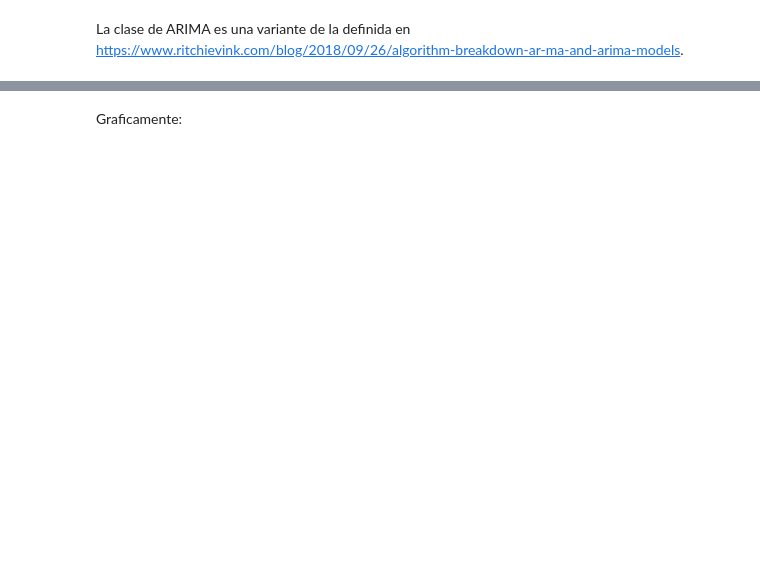
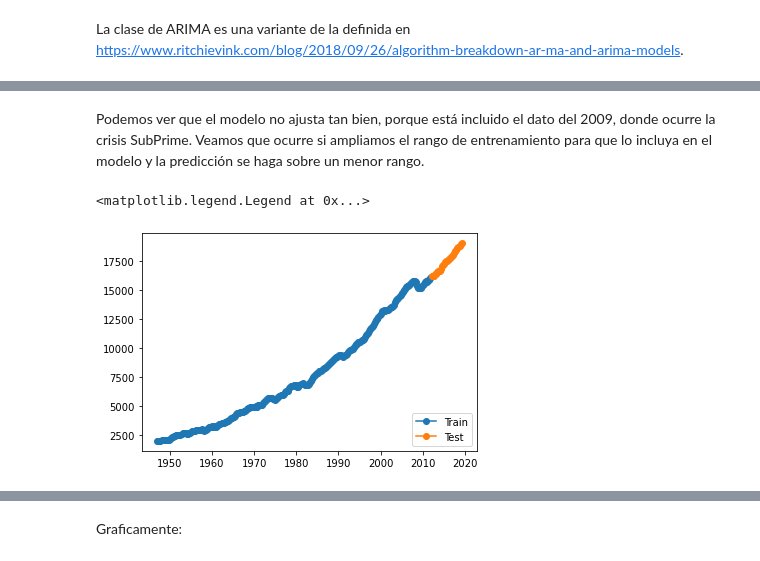
Before and after one commit to melanieoyarzun/taller_seriestiempo_IDS, a Jupyter notebook: Notebook-taller-bloque2.ipynb, the cells around one changed output, grey strips where cells are left out. Drawn from its saved outputs; the diff is of its cells as text; code cells hidden in the pictures; blank space fills up the shorter version.

```diff
--- a/Notebook-taller-bloque2.ipynb
+++ b/Notebook-taller-bloque2.ipynb
@@ -1080,0 +1168,21 @@ def get_stationarity(timeseries):
+# %% [markdown]
+Podemos ver que el modelo no ajusta tan bien, porque está incluido el dato del 2009, donde ocurre la crisis SubPrime. Veamos que ocurre si ampliamos el rango de entrenamiento para que lo incluya en el modelo y la predicción se haga sobre un menor rango.
+# %%
+# Proporción entrenamiento y chequeo de ajuste
+
+train_size = 0.9
+split_idx = round(len(GDP)* train_size)
+split_idx
+
+# Split
+train = GDP.iloc[:split_idx]
+test = GDP.iloc[split_idx:]
+
+# Visualizamos la division
+kws = dict(marker='o')
+plt.plot(train, label='Train', **kws)
+plt.plot(test, label='Test', **kws)
+plt.legend(loc="lower right")
+# %% [output]
+<matplotlib.legend.Legend at 0x...>
+[figure, added]
```
Also changed, not shown: parts of 116 cells of this notebook.
